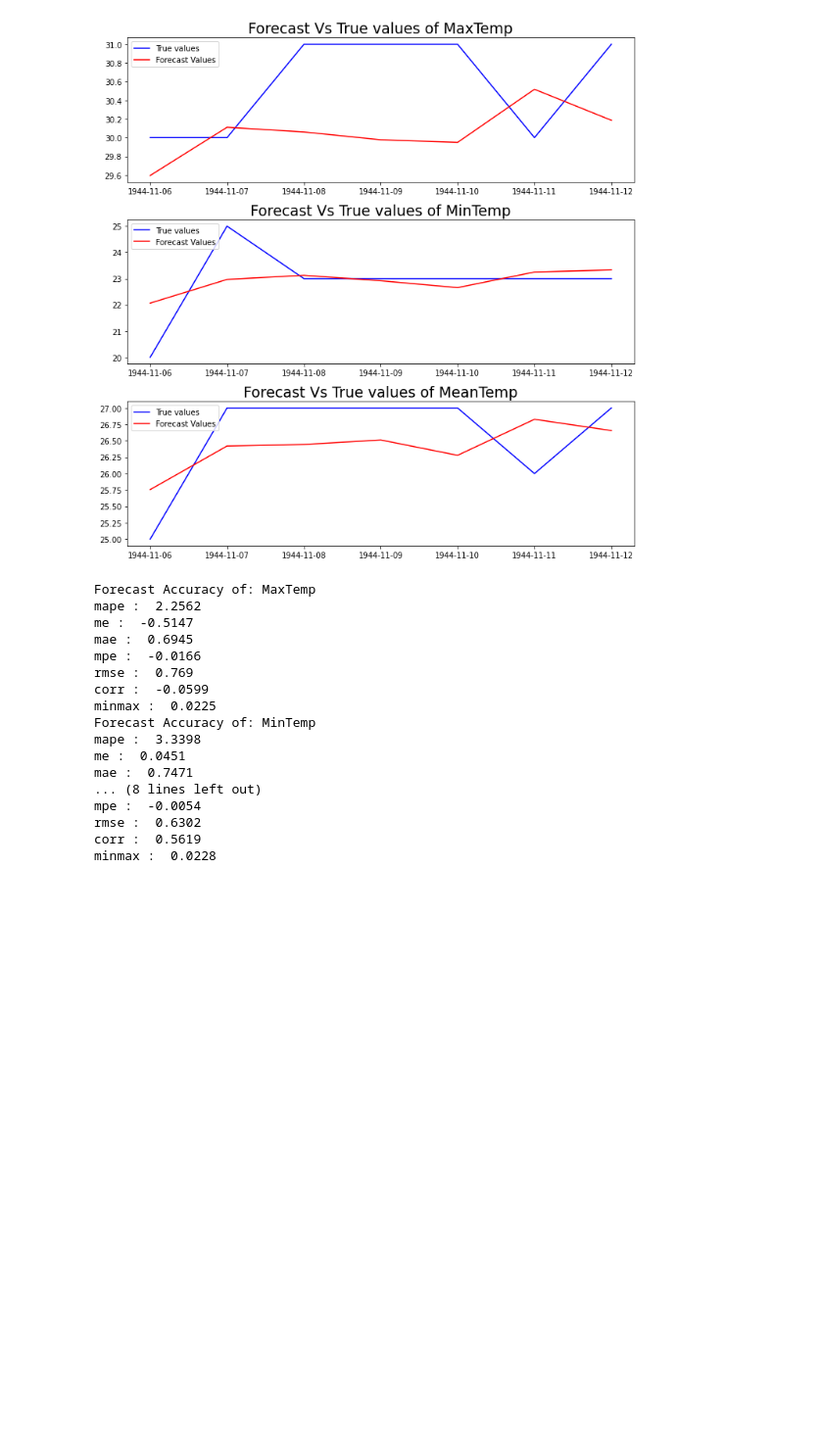
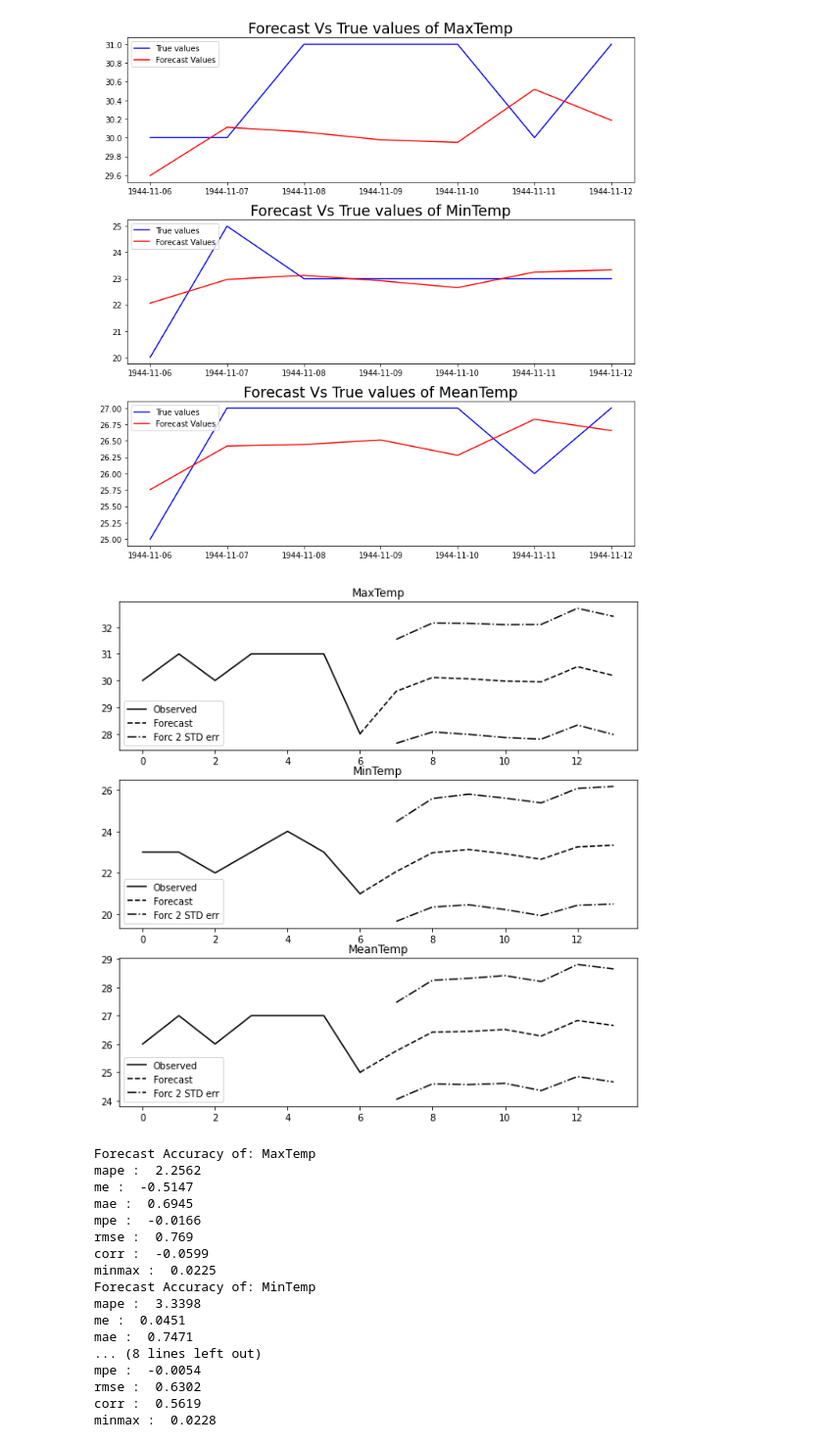
Before and after one commit to HamoyeHQ/08-weather-conditions, a Jupyter notebook: model/VECM_Temperature_forecasting_model_for_APAPA_LAGOS.ipynb, the cells around one changed output. Shown at 98% size. Cells and saved outputs as stored; diff of their text form; code cells hidden in the pictures; blank space fills up the shorter version.

```diff
--- a/model/VECM_Temperature_forecasting_model_for_APAPA_LAGOS.ipynb
+++ b/model/VECM_Temperature_forecasting_model_for_APAPA_LAGOS.ipynb
@@ -271,6 +271,10 @@ for i,ax in enumerate(axes.flatten()):
 plt.tight_layout()
 # %% [output]
 [figure]
+# %%
+vecm_fit.plot_forecast(steps=7,n_last_obs=7)
+# %% [output]
+[figure, added]
 # %%
 from statsmodels.tsa.stattools import acf
 def forecast_accuracy(forecast, actual):
```
